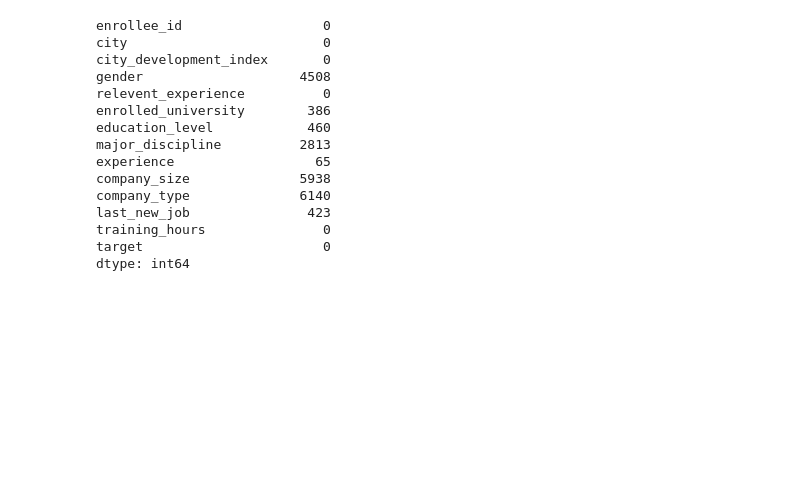
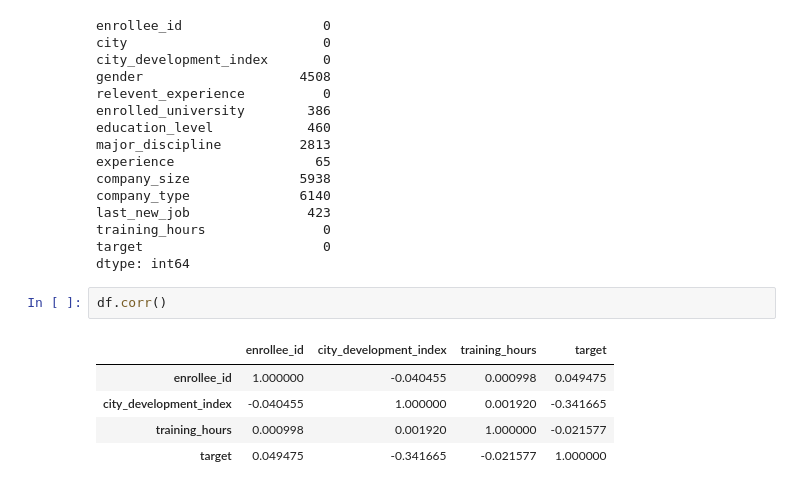
Before and after one commit to fachri34/Final-Project-Data-Science, a Jupyter notebook: HR Analytics.ipynb, the cells around one changed output. Saved outputs shown, nothing was run; the diff lists cells and outputs as text; blank space fills up the shorter version.

```diff
--- a/HR Analytics.ipynb
+++ b/HR Analytics.ipynb
@@ -71,3 +87,11 @@ last_new_job               423
 training_hours               0
 target                       0
 dtype: int64
+# %%
+df.corr()
+# %% [output]
+|  | enrollee_id | city_development_index | training_hours | target |
+| enrollee_id | 1.000000 | -0.040455 | 0.000998 | 0.049475 |
+| city_development_index | -0.040455 | 1.000000 | 0.001920 | -0.341665 |
+| training_hours | 0.000998 | 0.001920 | 1.000000 | -0.021577 |
+| target | 0.049475 | -0.341665 | -0.021577 | 1.000000 |
```
Also changed, not shown: parts of 6 cells of this notebook.
